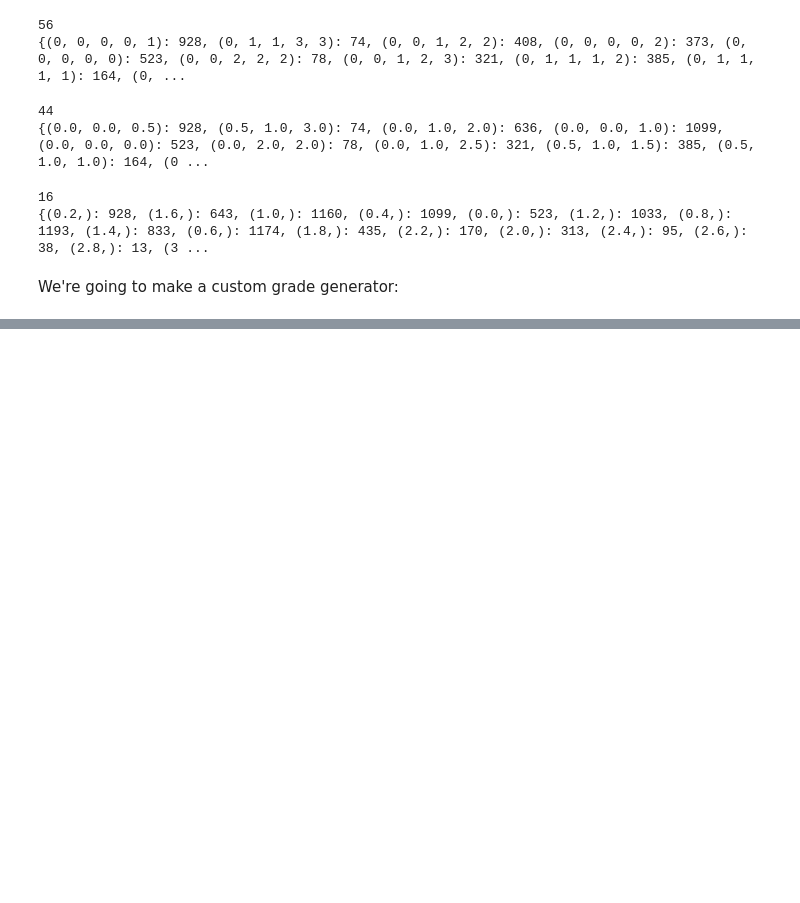
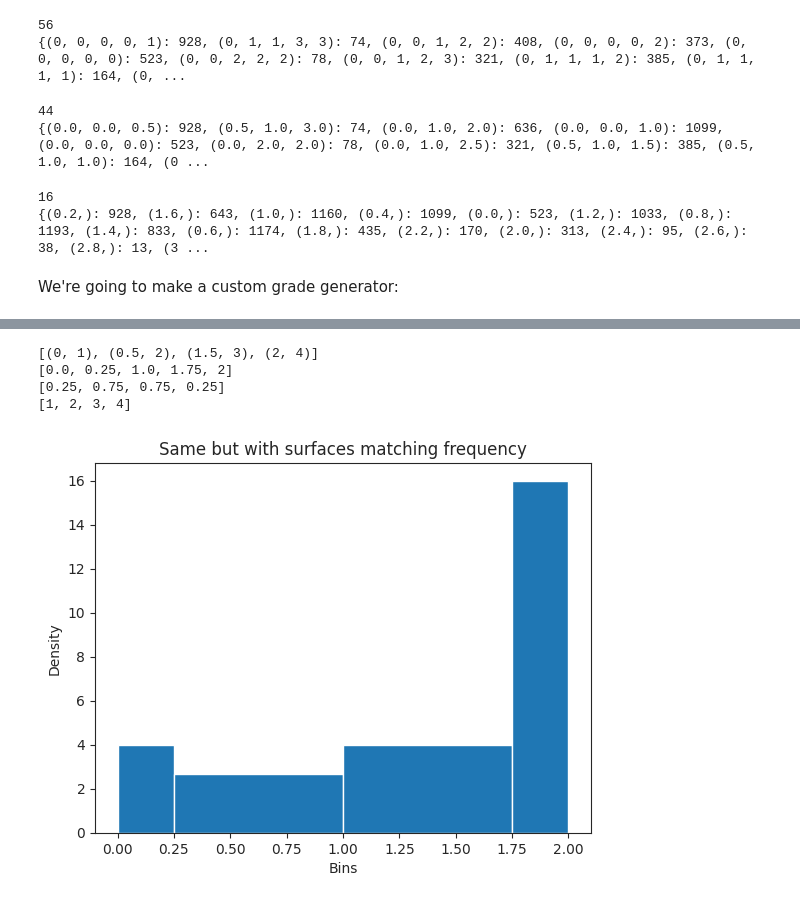
Before and after one commit to Dorijan-Cirkveni/tar-project, a Jupyter notebook: data_visualisation.ipynb, the cells around one changed output, grey strips where cells are left out. Drawn from its saved outputs; the diff is of its cells as text; code cells hidden in the pictures; blank space fills up the shorter version.

Commit message:
density plotter

```diff
--- a/data_visualisation.ipynb
+++ b/data_visualisation.ipynb
@@ -572,0 +618,8 @@ def CheckGradeCount(dataset,grade_column='grades'):
+# %%
+display_uneven_bars({0:1,0.5:2,1.5:3,2:4},True,title="Same but with surfaces matching frequency",ytitle='Density')
+# %% [output]
+[(0, 1), (0.5, 2), (1.5, 3), (2, 4)]
+[0.0, 0.25, 1.0, 1.75, 2]
+[0.25, 0.75, 0.75, 0.25]
+[1, 2, 3, 4]
+[figure, added]
```
Also changed, not shown: parts of 15 cells of this notebook.
